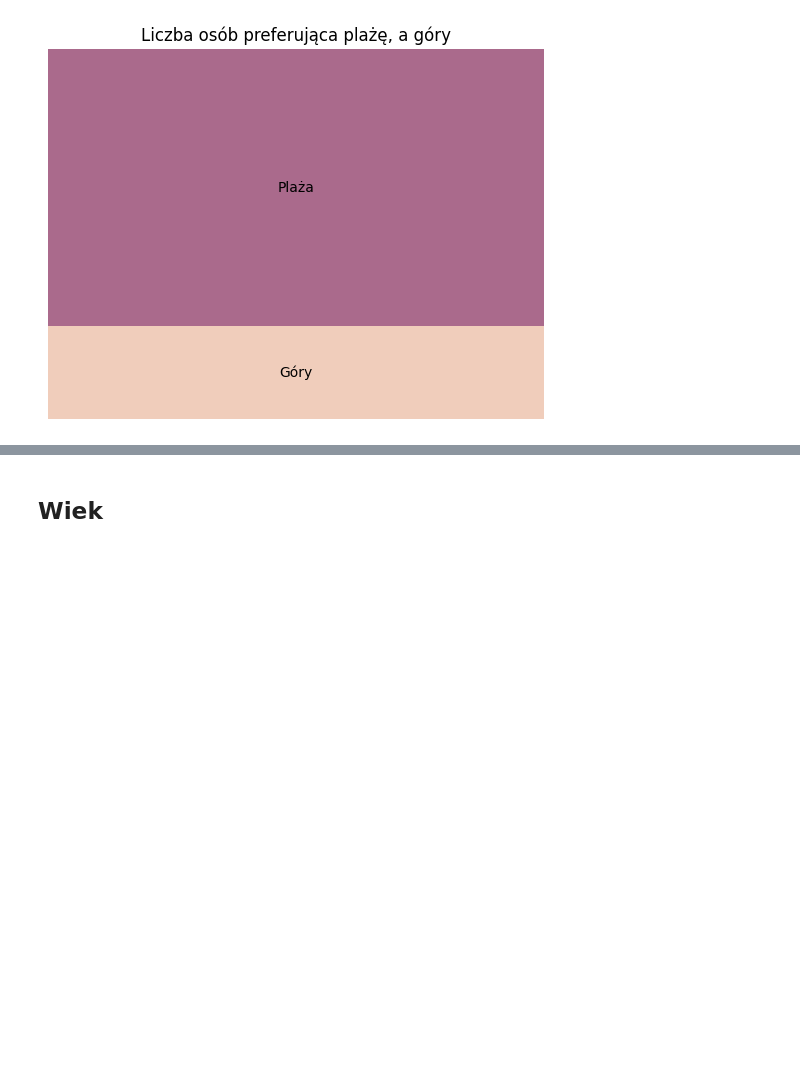
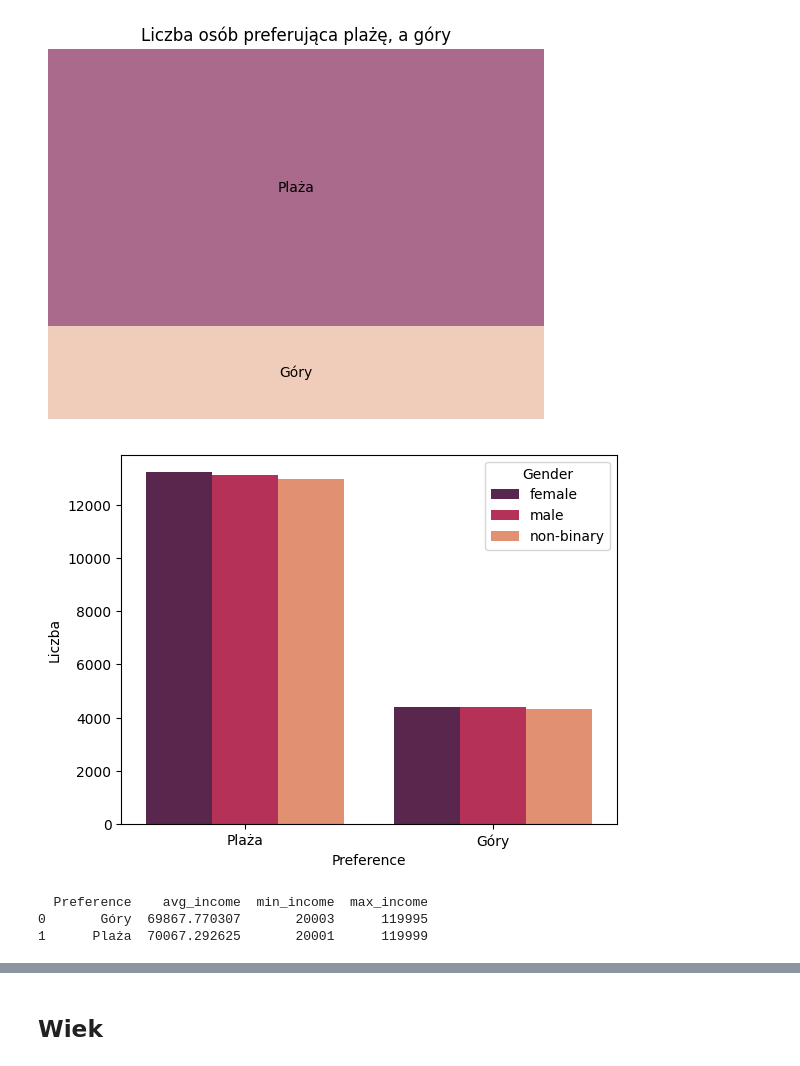
Before and after one commit to TairilKK/BD-projekt, a Jupyter notebook: eda.ipynb, the cells around one changed output, grey strips where cells are left out. Saved outputs shown, nothing was run; the diff lists cells and outputs as text; code cells hidden in the pictures; blank space fills up the shorter version.

Commit message:
EDA preference

```diff
--- a/eda.ipynb
+++ b/eda.ipynb
@@ -61,3 +61,25 @@ plt.axis("off")
 plt.show()
 # %% [output]
 [figure]
+# %%
+pref_gen = df.groupBy('Preference', 'Gender').count().toPandas()
+pref_gen['Preference'] = pref_gen['Preference'].replace({0: "Plaża", 1: "Góry"})
+
+sns.barplot(x='Preference', y='count', data=pref_gen, palette="rocket", hue='Gender')
+plt.ylabel("Liczba")
+plt.show()
+# %% [output]
+[figure, added]
+# %%
+pref_income = df.groupBy('Preference').agg(
+    avg('Income').alias('avg_income'),
+    min('Income').alias('min_income'),
+    max('Income').alias('max_income')
+).toPandas()
+pref_income["Preference"] = pref_income["Preference"].replace({0: "Plaża", 1: "Góry"})
+
+print(pref_income)
+# %% [output]
+  Preference    avg_income  min_income  max_income
+0       Góry  69867.770307       20003      119995
+1      Plaża  70067.292625       20001      119999
```
Also changed, not shown: parts of 9 cells of this notebook.
